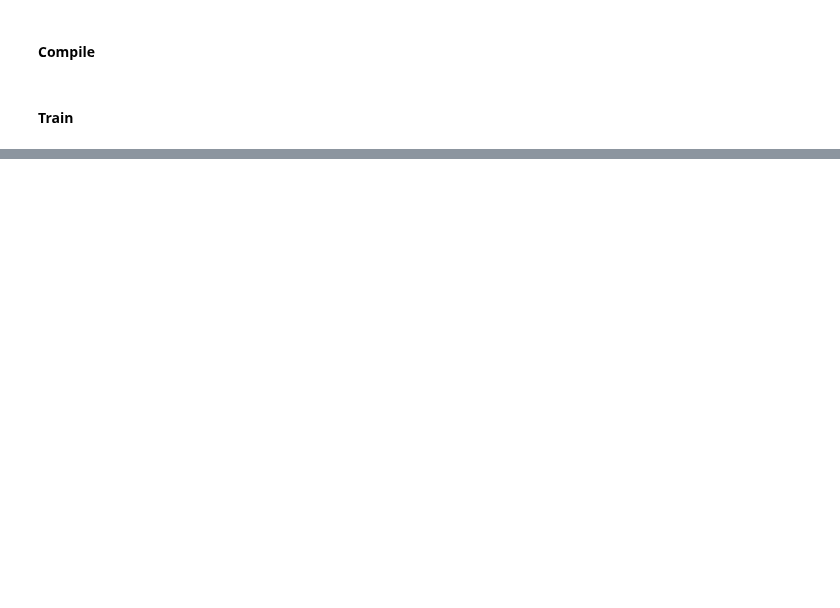
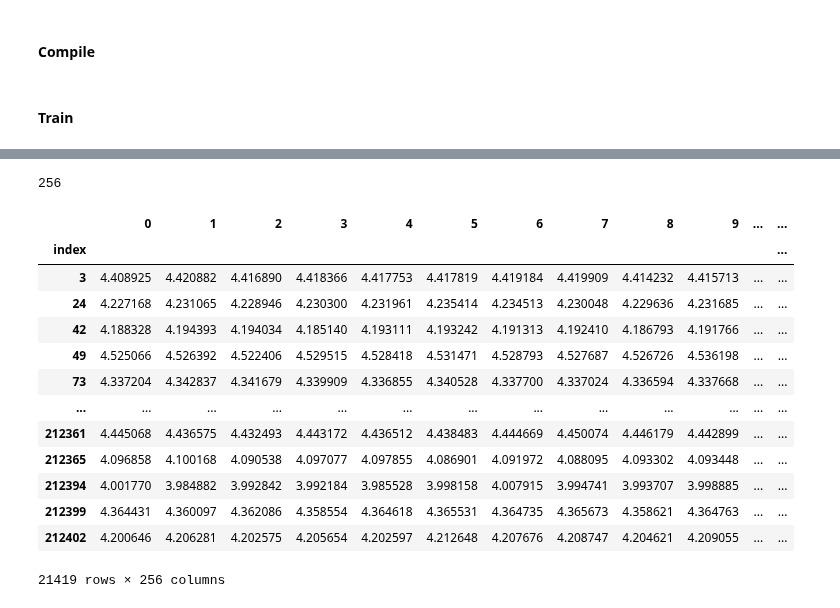
Before and after one commit to MargheSerena/Group-project, a Jupyter notebook: 03 ML set up_MF.ipynb, the cells around one changed output, grey strips where cells are left out. Cells and saved outputs as stored; diff of their text form; code cells hidden in the pictures; blank space fills up the shorter version.

```diff
--- a/03 ML set up_MF.ipynb
+++ b/03 ML set up_MF.ipynb
@@ -413,15 +432,3 @@ baseline_model.compile(
     )
 # %% [markdown]
 #### Train
-# %%
-# Train model
-epochs_hist = baseline_model.fit(
-    X_baseline_train, # input
-    y_wr_train, # output
-    epochs=100, # number of iterations
-    batch_size=50, # number of observations taken to train the data - 1030 obs/50 -> there are 17 groups (observations are taken once for epoch) so model is trained 17 times in each epoch
-    verbose=1,
-    validation_data = (X_baseline_test, y_wr_test),
-    shuffle = True
-    #validation_split=0.2,
-)
@@ -625,0 +435,12 @@ plt.show()
+# %%
+# Train model
+epochs_hist = baseline_model.fit(
+    NLP_df_train, # input
+    y_wr_train, # output
+    epochs=100, # number of iterations
+    batch_size=50, # number of observations taken to train the data
+    verbose=1,
+    validation_data = (NLP_df_test, y_wr_test),
+    shuffle = True
+    #validation_split=0.2,
+)
@@ -625,0 +467,5 @@ plt.show()
+# %%
+# Predict baseline X train and X test
+
+NLP_intermediate_train = baseline_model.predict(NLP_df_train)
+NLP_intermediate_test = baseline_model.predict(NLP_df_test)
@@ -625,0 +491,26 @@ plt.show()
+# %%
+len(NLP_intermediate_train[0])
+# %% [output]
+256
+# %%
+# Store these into a dataframe
+NLP_intermediate_train_df = pd.DataFrame(NLP_intermediate_train, index=NLP_df_train.index)
+NLP_intermediate_test_df = pd.DataFrame(NLP_intermediate_test, index=NLP_df_test.index)
+# %%
+# Check that indices are correct
+NLP_intermediate_train_df
+# %% [output]
+|  | 0 | 1 | 2 | 3 | 4 | 5 | 6 | 7 | 8 | 9 | ... | ... |
+| index |  |  |  |  |  |  |  |  |  |  |  | ... |
+| 3 | 4.408925 | 4.420882 | 4.416890 | 4.418366 | 4.417753 | 4.417819 | 4.419184 | 4.419909 | 4.414232 | 4.415713 | ... | ... |
+| 24 | 4.227168 | 4.231065 | 4.228946 | 4.230300 | 4.231961 | 4.235414 | 4.234513 | 4.230048 | 4.229636 | 4.231685 | ... | ... |
+| 42 | 4.188328 | 4.194393 | 4.194034 | 4.185140 | 4.193111 | 4.193242 | 4.191313 | 4.192410 | 4.186793 | 4.191766 | ... | ... |
+| 49 | 4.525066 | 4.526392 | 4.522406 | 4.529515 | 4.528418 | 4.531471 | 4.528793 | 4.527687 | 4.526726 | 4.536198 | ... | ... |
+| 73 | 4.337204 | 4.342837 | 4.341679 | 4.339909 | 4.336855 | 4.340528 | 4.337700 | 4.337024 | 4.336594 | 4.337668 | ... | ... |
+| ... | ... | ... | ... | ... | ... | ... | ... | ... | ... | ... | ... | ... |
+| 212361 | 4.445068 | 4.436575 | 4.432493 | 4.443172 | 4.436512 | 4.438483 | 4.444669 | 4.450074 | 4.446179 | 4.442899 | ... | ... |
+| 212365 | 4.096858 | 4.100168 | 4.090538 | 4.097077 | 4.097855 | 4.086901 | 4.091972 | 4.088095 | 4.093302 | 4.093448 | ... | ... |
+| 212394 | 4.001770 | 3.984882 | 3.992842 | 3.992184 | 3.985528 | 3.998158 | 4.007915 | 3.994741 | 3.993707 | 3.998885 | ... | ... |
+| 212399 | 4.364431 | 4.360097 | 4.362086 | 4.358554 | 4.364618 | 4.365531 | 4.364735 | 4.365673 | 4.358621 | 4.364763 | ... | ... |
+| 212402 | 4.200646 | 4.206281 | 4.202575 | 4.205654 | 4.202597 | 4.212648 | 4.207676 | 4.208747 | 4.204621 | 4.209055 | ... | ... |
+21419 rows × 256 columns
```
Also changed, not shown: parts of 106 cells of this notebook, 4 other files.
